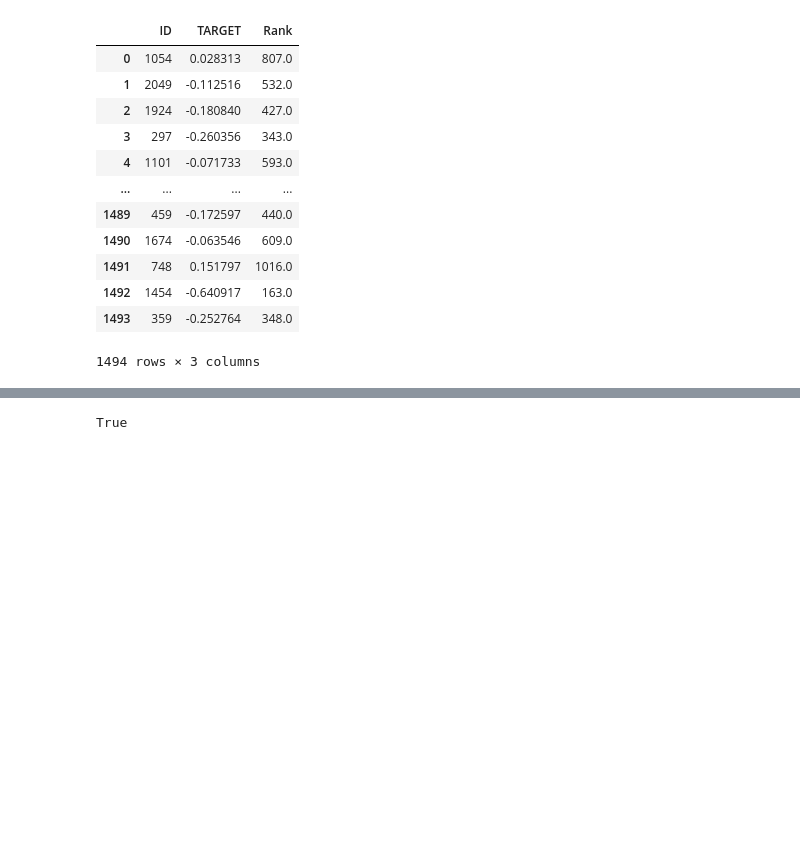
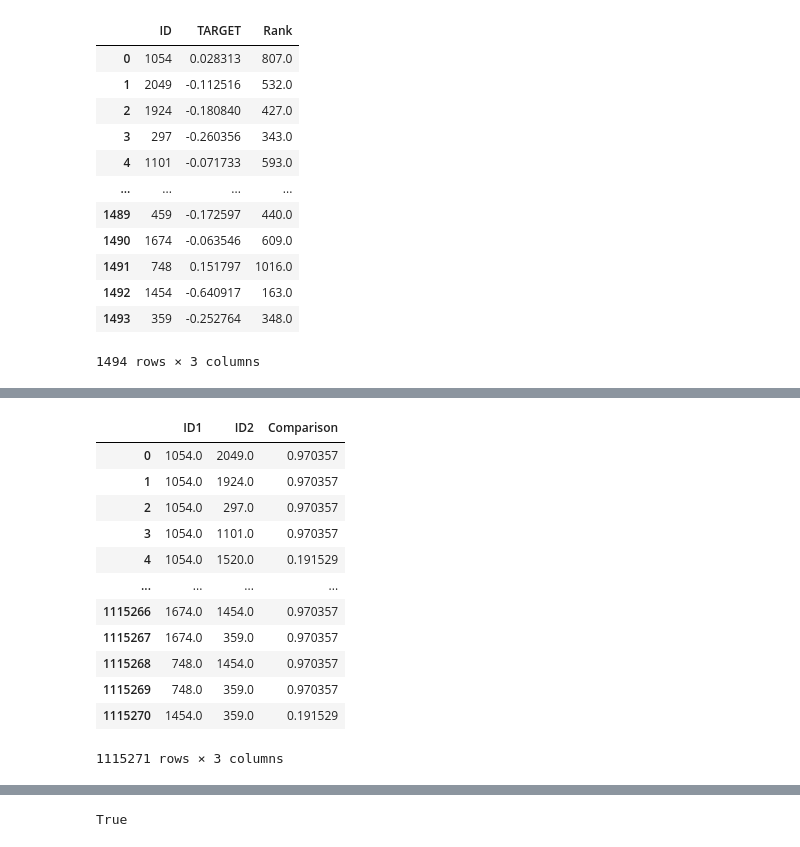
Before and after one commit to MachtaYassine/Challenges_and_fun, a Jupyter notebook: Qube/Notebooks/4-Learn to Rank.ipynb, the cells around one changed output, grey strips where cells are left out. Drawn from its saved outputs; the diff is of its cells as text; code cells hidden in the pictures; blank space fills up the shorter version.

```diff
--- a/Qube/Notebooks/4-Learn to Rank.ipynb
+++ b/Qube/Notebooks/4-Learn to Rank.ipynb
@@ -72,0 +54,19 @@ remade
+# %%
+import numpy.random as np_random
+Comp_map = {1.0:np_random.uniform(0.66,1), 0.0: np_random.uniform(0,0.33), 0.5:np_random.uniform(0.33,0.66) }
+df['Comparison']=df['Comparison'].map(Comp_map)
+df
+# %% [output]
+|  | ID1 | ID2 | Comparison |
+| 0 | 1054.0 | 2049.0 | 0.970357 |
+| 1 | 1054.0 | 1924.0 | 0.970357 |
+| 2 | 1054.0 | 297.0 | 0.970357 |
+| 3 | 1054.0 | 1101.0 | 0.970357 |
+| 4 | 1054.0 | 1520.0 | 0.191529 |
+| ... | ... | ... | ... |
+| 1115266 | 1674.0 | 1454.0 | 0.970357 |
+| 1115267 | 1674.0 | 359.0 | 0.970357 |
+| 1115268 | 748.0 | 1454.0 | 0.970357 |
+| 1115269 | 748.0 | 359.0 | 0.970357 |
+| 1115270 | 1454.0 | 359.0 | 0.191529 |
+1115271 rows × 3 columns
```
Also changed, not shown: parts of 12 cells of this notebook, 2 other files.
